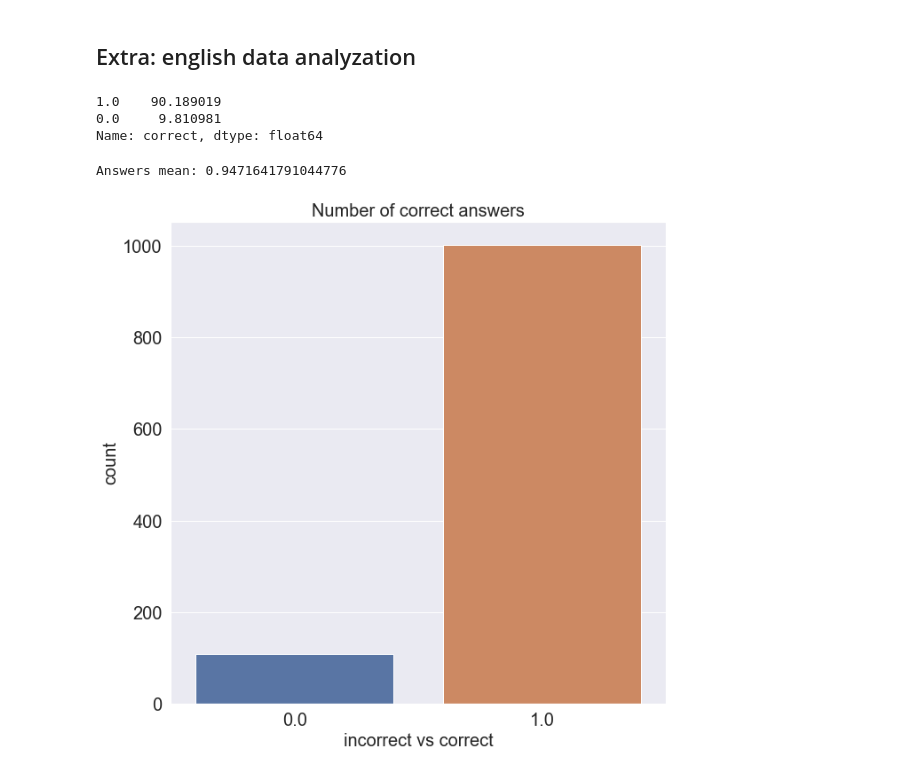
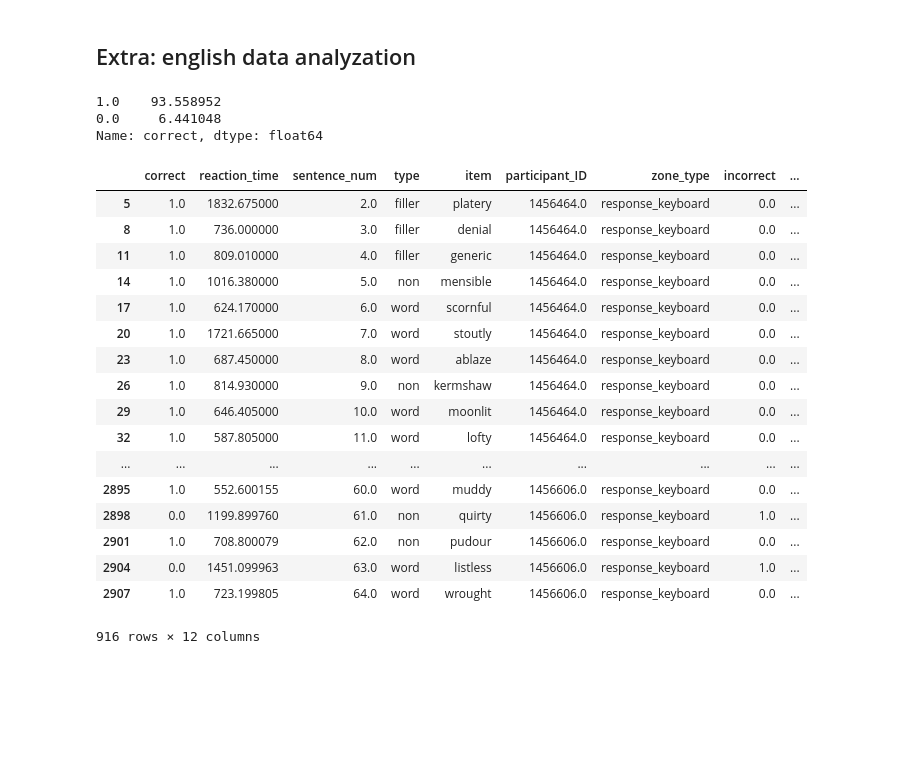
Before and after one commit to sbruinsma1/cort_language, a Jupyter notebook: notebooks/scratch_paper-Copy3.ipynb, the cells around one changed output. Saved outputs shown, nothing was run; the diff lists cells and outputs as text; code cells hidden in the pictures; blank space fills up the shorter version.

```diff
--- a/notebooks/scratch_paper-Copy3.ipynb
+++ b/notebooks/scratch_paper-Copy3.ipynb
@@ -48,6 +42,8 @@ df = pd.read_csv(os.path.join(Defaults.RAW_DIR, "prepilot_task_v17.csv"))
 #different columns: no ANSWER, no condition, add cloze_descript, add condition_name (i.e. easy vs hard cloze), add CoRT_descript, add word_count
     #replace block_num for block
     #replace condition for CoRT_descript
+# %%
+df_english = pd.read_csv(os.path.join(Defaults.RAW_DIR, "prepilot_english_v3.csv"))
 # %% [markdown]
 ## Clean data
 # %%
@@ -504,9 +417,30 @@ df_english_filtered = df_english_filtered.query('zone_type == "response_keyboard
 # percentage of correct vs incorrect
 df_english_filtered['correct'].value_counts(normalize=True) * 100
 # %% [output]
-1.0    90.189019
-0.0     9.810981
+1.0    93.558952
+0.0     6.441048
 Name: correct, dtype: float64
+# %%
+df_english_filtered
+# %% [output]
+|  | correct | reaction_time | sentence_num | type | item | participant_ID | zone_type | incorrect | ... |
+| 5 | 1.0 | 1832.675000 | 2.0 | filler | platery | 1456464.0 | response_keyboard | 0.0 | ... |
+| 8 | 1.0 | 736.000000 | 3.0 | filler | denial | 1456464.0 | response_keyboard | 0.0 | ... |
+| 11 | 1.0 | 809.010000 | 4.0 | filler | generic | 1456464.0 | response_keyboard | 0.0 | ... |
+| 14 | 1.0 | 1016.380000 | 5.0 | non | mensible | 1456464.0 | response_keyboard | 0.0 | ... |
+| 17 | 1.0 | 624.170000 | 6.0 | word | scornful | 1456464.0 | response_keyboard | 0.0 | ... |
+| 20 | 1.0 | 1721.665000 | 7.0 | word | stoutly | 1456464.0 | response_keyboard | 0.0 | ... |
+| 23 | 1.0 | 687.450000 | 8.0 | word | ablaze | 1456464.0 | response_keyboard | 0.0 | ... |
+| 26 | 1.0 | 814.930000 | 9.0 | non | kermshaw | 1456464.0 | response_keyboard | 0.0 | ... |
+| 29 | 1.0 | 646.405000 | 10.0 | word | moonlit | 1456464.0 | response_keyboard | 0.0 | ... |
+| 32 | 1.0 | 587.805000 | 11.0 | word | lofty | 1456464.0 | response_keyboard | 0.0 | ... |
+| ... | ... | ... | ... | ... | ... | ... | ... | ... | ... |
+| 2895 | 1.0 | 552.600155 | 60.0 | word | muddy | 1456606.0 | response_keyboard | 0.0 | ... |
+| 2898 | 0.0 | 1199.899760 | 61.0 | non | quirty | 1456606.0 | response_keyboard | 1.0 | ... |
+| 2901 | 1.0 | 708.800079 | 62.0 | non | pudour | 1456606.0 | response_keyboard | 0.0 | ... |
+| 2904 | 0.0 | 1451.099963 | 63.0 | word | listless | 1456606.0 | response_keyboard | 1.0 | ... |
+| 2907 | 1.0 | 723.199805 | 64.0 | word | wrought | 1456606.0 | response_keyboard | 0.0 | ... |
+916 rows × 12 columns
 # %%
 # distribution_of_correct_english
 # note: NA are counted as 0
@@ -519,7 +453,4 @@ plt.title('Number of correct answers', fontsize=20);
 plt.xticks(fontsize=20)
 plt.yticks(fontsize=20);
 
-print('Answers mean:', df_filtered.correct.mean())
+print('Answers mean:', df_english_filtered.correct.mean())
-# %% [output]
-Answers mean: 0.9471641791044776
-[figure, removed]
```
Also changed, not shown: parts of 32 cells of this notebook, 2 other files.
